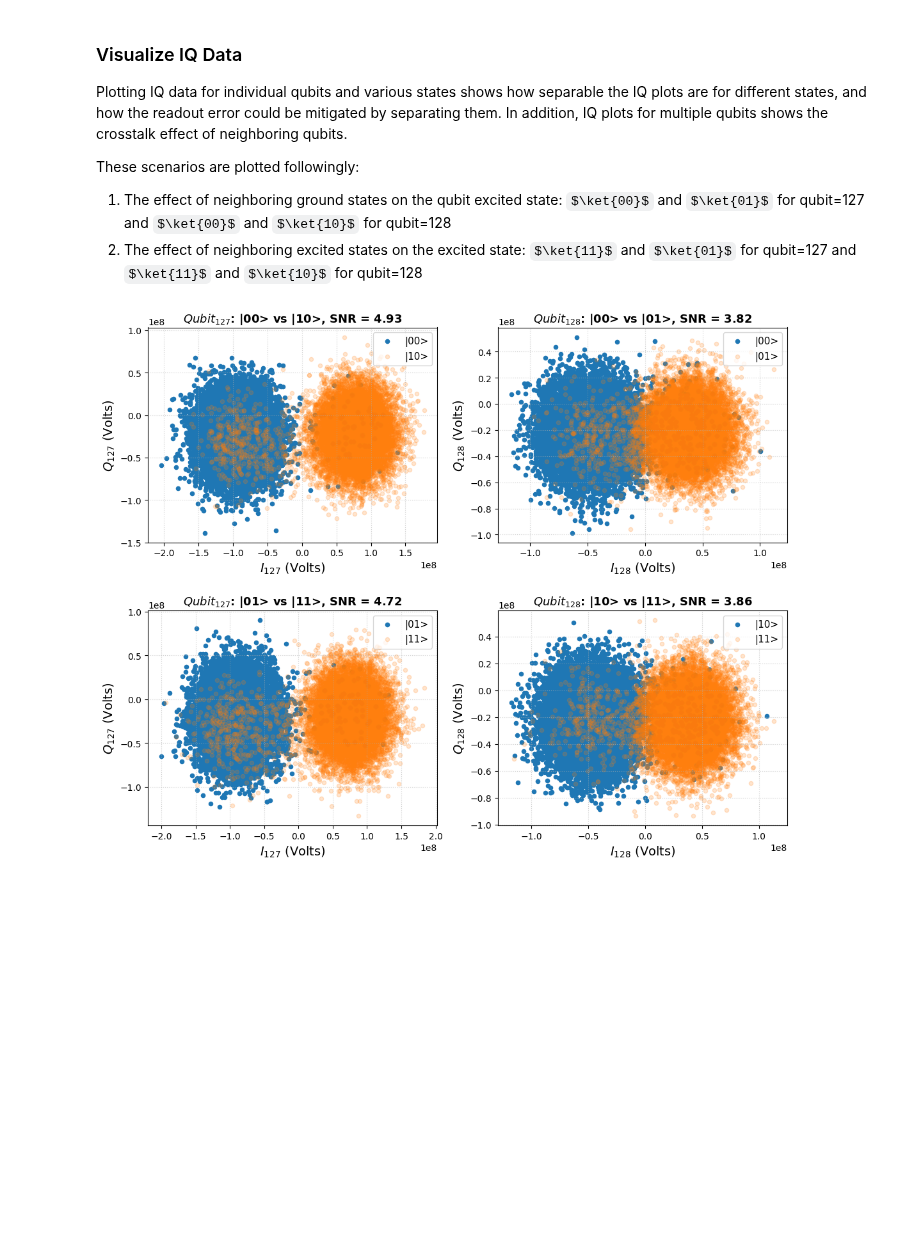
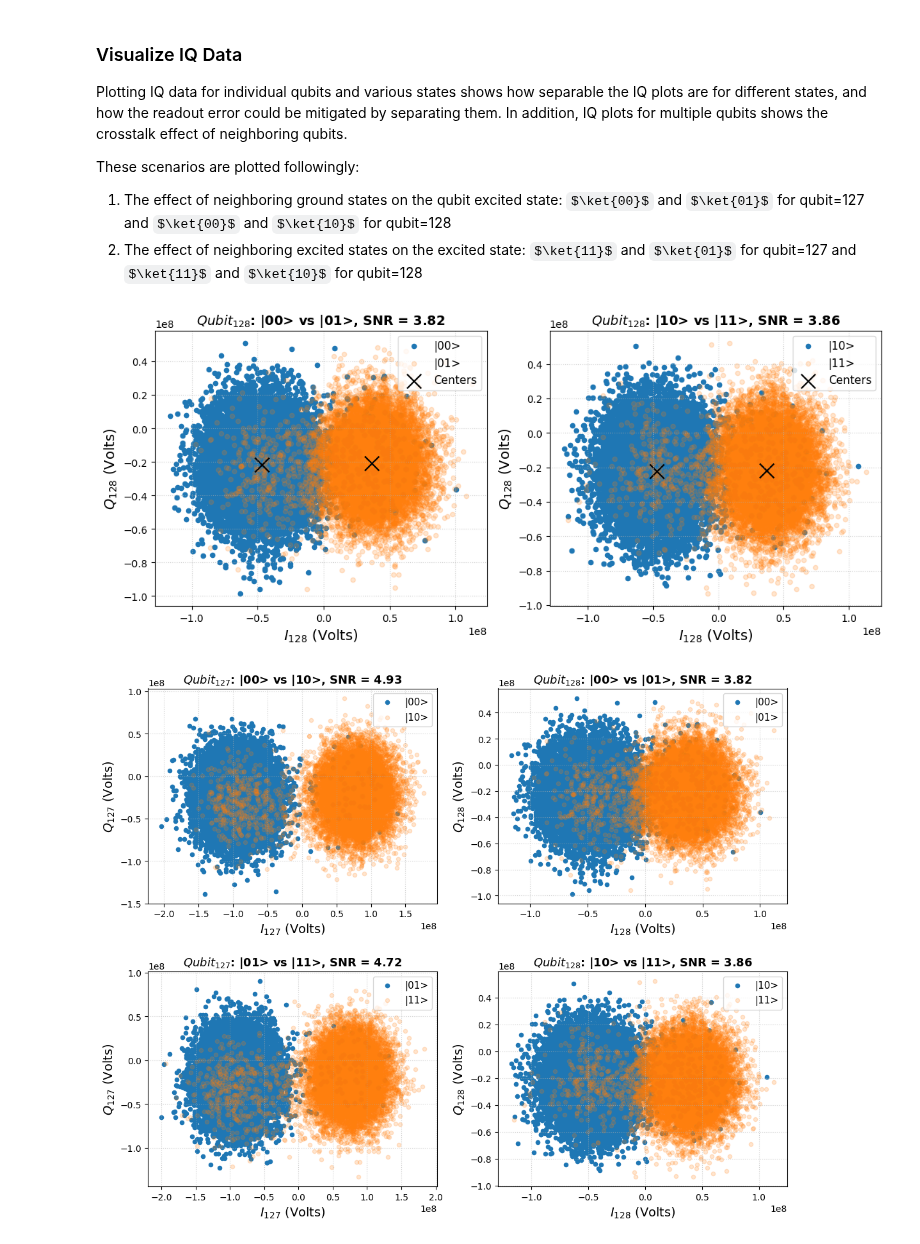
Before and after one commit to snabili/QEC, a Jupyter notebook: IQ_helper.ipynb, the cells around one changed output. Cells and saved outputs as stored; diff of their text form; code cells hidden in the pictures; some formulas as TeX source; blank space fills up the shorter version.

```diff
--- a/IQ_helper.ipynb
+++ b/IQ_helper.ipynb
@@ -142,6 +149,63 @@ These scenarios are plotted followingly:
 
 1. The effect of neighboring ground states on the qubit excited state: $\ket{00}$ and $\ket{01}$ for qubit=127 and $\ket{00}$ and $\ket{10}$ for qubit=128
 2. The effect of neighboring excited states on the excited state: $\ket{11}$ and $\ket{01}$ for qubit=127 and $\ket{11}$ and $\ket{10}$ for qubit=128
+# %%
+'''grid_config = [
+    (0, 127, 0, 1, X00, '|00>', X10, '|10>', 0.2),
+    (1, 127, 0, 1, X01, '|01>', X11, '|11>', 0.2),
+]'''
+
+grid_config = [
+    (0, 128, 2, 3, X00, '|00>', X01, '|01>', 0.2),
+    (1, 128, 2, 3, X10, '|10>', X11, '|11>', 0.2),
+]
+
+def snr_double_qubits(X_prim, X_sec, nq):
+    if nq == 1:
+        cluster0 = X_prim[:, :2]
+        cluster1 = X_sec[:, :2]
+    else:
+        cluster0 = X_prim[:, 2:]
+        cluster1 = X_sec[:, 2:]
+
+    mu0 = np.mean(cluster0, axis=0)
+    mu1 = np.mean(cluster1, axis=0)
+
+    center_distance = np.linalg.norm(mu1 - mu0)
+    direction_vector = (mu1 - mu0) / center_distance
+    cov0 = np.cov(cluster0, rowvar=False)
+    cov1 = np.cov(cluster1, rowvar=False)
+
+    var0_projected = direction_vector.T @ cov0 @ direction_vector
+    var1_projected = direction_vector.T @ cov1 @ direction_vector
+
+    sigma0 = np.sqrt(var0_projected)
+    sigma1 = np.sqrt(var1_projected)
+
+    average_noise = 0.5 * (sigma0 + sigma1)
+    snr = center_distance / average_noise
+    return snr
+
+fig, axes = plt.subplots(1, 2, figsize=(11, 5))
+
+for row, i, i_col, q_col, X_prim, lbl_prim, X_sec, lbl_sec, a_sec in grid_config:
+    if i == 127: snr = snr_double_qubits(X_prim, X_sec, 1)
+    else: snr = snr_double_qubits(X_prim, X_sec, 2)
+    ax = axes[row]
+    ax.scatter(X_prim[:, i_col], X_prim[:, q_col], s=20, alpha=1.0, label=lbl_prim)
+    ax.scatter(X_sec[:, i_col], X_sec[:, q_col], s=20, alpha=a_sec, label=lbl_sec)
+    ax.set_xlabel(fr"$I_{{{i}}}$ (Volts)", fontsize=14)
+    ax.set_ylabel(fr"$Q_{{{i}}}$ (Volts)", fontsize=14)
+    ax.set_title(fr'$Qubit_{{{i}}}$: {lbl_prim} vs {lbl_sec}, SNR = {snr:.2f}', fontsize=13, fontweight='bold')
+    ax.scatter(np.mean(X_prim[:, i_col]),np.mean(X_prim[:, q_col]), c='black', marker='x', s=200, label='Centers')
+    ax.scatter(np.mean(X_sec[:, i_col]),np.mean(X_sec[:, q_col]), c='black', marker='x', s=200)
+    ax.legend(loc='upper right', fontsize=11)
+    ax.grid(True, linestyle=':', alpha=0.6)
+
+plt.tight_layout()
+plt.savefig(os.getcwd() + '/files/plots/iq_plot_qu128.pdf')
+# %% [output]
+[figure, added]
 # %%
 grid_config = [
     (0, 0, 127, 0, 1, X00, '|00>', X10, '|10>', 0.2),
```
Also changed, not shown: parts of 8 cells of this notebook, 2 other files.
